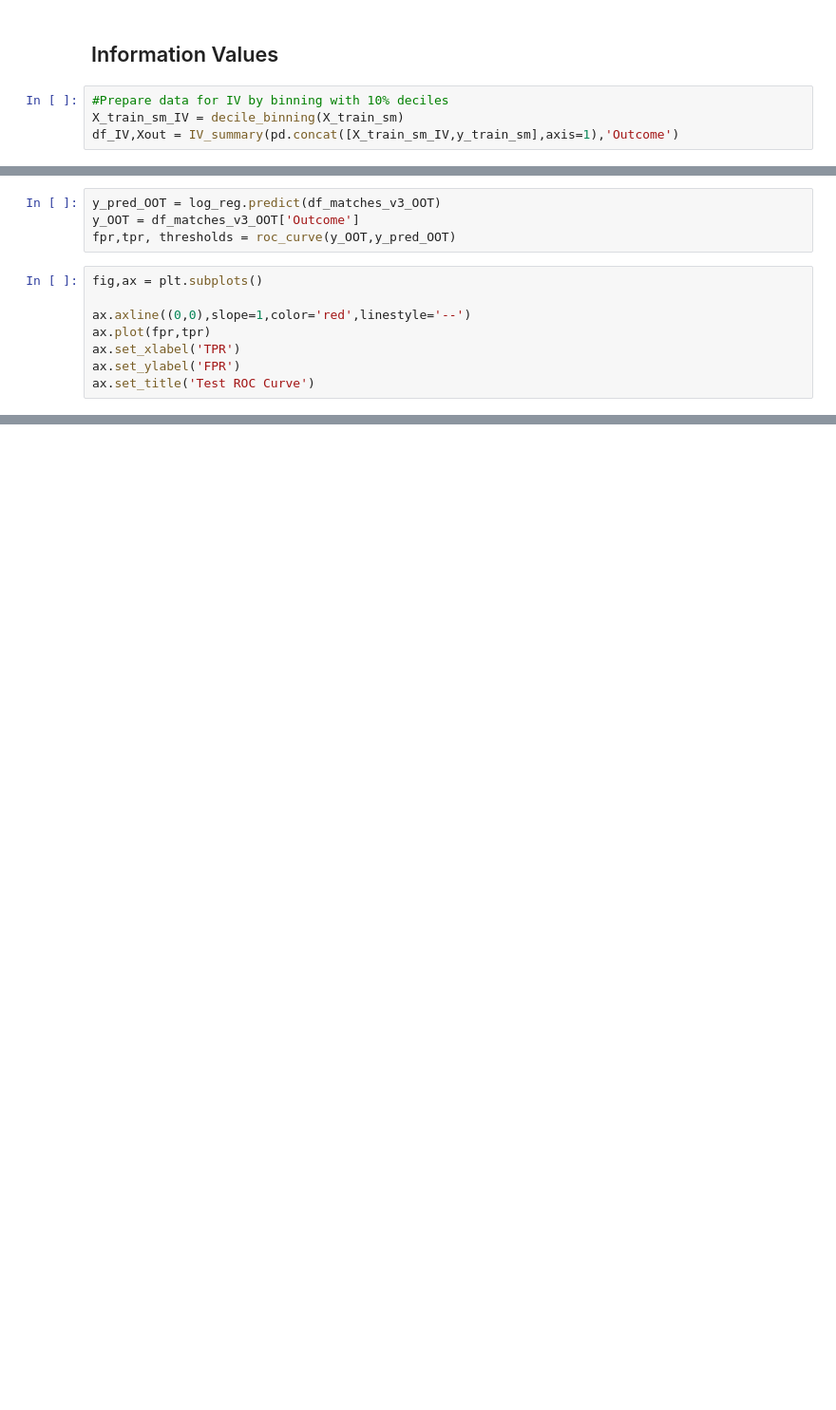
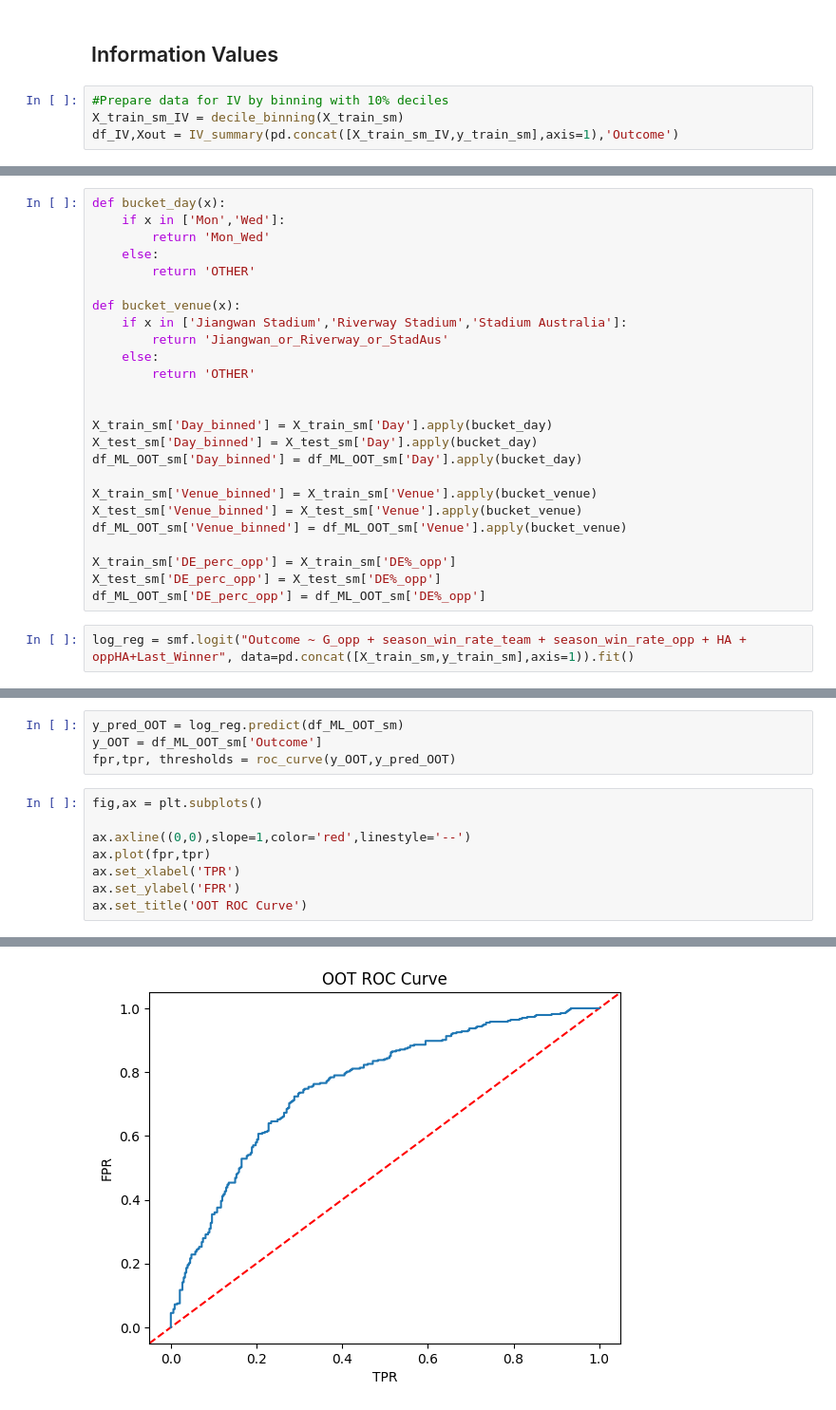
Before and after one commit to SpicyBolas/AFL-Analytics-Project, a Jupyter notebook: Analysis/Approach2_TopDownAverages_past5rounds.ipynb, the cells around one changed output, grey strips where cells are left out. Shown at 95% size. Drawn from its saved outputs; the diff is of its cells as text; blank space fills up the shorter version.

Commit message:
feat: output for weekly predictions

```diff
--- a/Analysis/Approach2_TopDownAverages_past5rounds.ipynb
+++ b/Analysis/Approach2_TopDownAverages_past5rounds.ipynb
@@ -392,0 +157,27 @@ i50s_team1 + i50s_team3 + Team + Opponent", data=Xv2_train).fit()
+# %%
+def bucket_day(x):
+    if x in ['Mon','Wed']:
+        return 'Mon_Wed'
+    else:
+        return 'OTHER'
+
+def bucket_venue(x):
+    if x in ['Jiangwan Stadium','Riverway Stadium','Stadium Australia']:
+        return 'Jiangwan_or_Riverway_or_StadAus'
+    else:
+        return 'OTHER'
+
+
+X_train_sm['Day_binned'] = X_train_sm['Day'].apply(bucket_day)
+X_test_sm['Day_binned'] = X_test_sm['Day'].apply(bucket_day)
+df_ML_OOT_sm['Day_binned'] = df_ML_OOT_sm['Day'].apply(bucket_day)
+
+X_train_sm['Venue_binned'] = X_train_sm['Venue'].apply(bucket_venue)
+X_test_sm['Venue_binned'] = X_test_sm['Venue'].apply(bucket_venue)
+df_ML_OOT_sm['Venue_binned'] = df_ML_OOT_sm['Venue'].apply(bucket_venue)
+
+X_train_sm['DE_perc_opp'] = X_train_sm['DE%_opp']
+X_test_sm['DE_perc_opp'] = X_test_sm['DE%_opp']
+df_ML_OOT_sm['DE_perc_opp'] = df_ML_OOT_sm['DE%_opp']
+# %%
+log_reg = smf.logit("Outcome ~ G_opp + season_win_rate_team + season_win_rate_opp + HA + oppHA+Last_Winner", data=pd.concat([X_train_sm,y_train_sm],axis=1)).fit()
@@ -435,6 +297,6 @@ print('ROC AUC: ',AUC*100,'\nGini: ',Gini*100)
 # %%
-y_pred_OOT = log_reg.predict(df_matches_v3_OOT)
-y_OOT = df_matches_v3_OOT['Outcome']
+y_pred_OOT = log_reg.predict(df_ML_OOT_sm)
+y_OOT = df_ML_OOT_sm['Outcome']
 fpr,tpr, thresholds = roc_curve(y_OOT,y_pred_OOT)
 # %%
 fig,ax = plt.subplots()
@@ -443,4 +305,5 @@ ax.axline((0,0),slope=1,color='red',linestyle='--')
 ax.plot(fpr,tpr)
 ax.set_xlabel('TPR')
 ax.set_ylabel('FPR')
-ax.set_title('Test ROC Curve')
+ax.set_title('OOT ROC Curve')
+# %% [output]
@@ -447,3 +311,4 @@ ax.set_title('Test ROC Curve')
+[figure, added]
 # %%
 AUC = roc_auc_score(y_OOT,y_pred_OOT)
 Gini = 2*AUC-1
```
Also changed, not shown: parts of 139 cells of this notebook, 4 other files.
